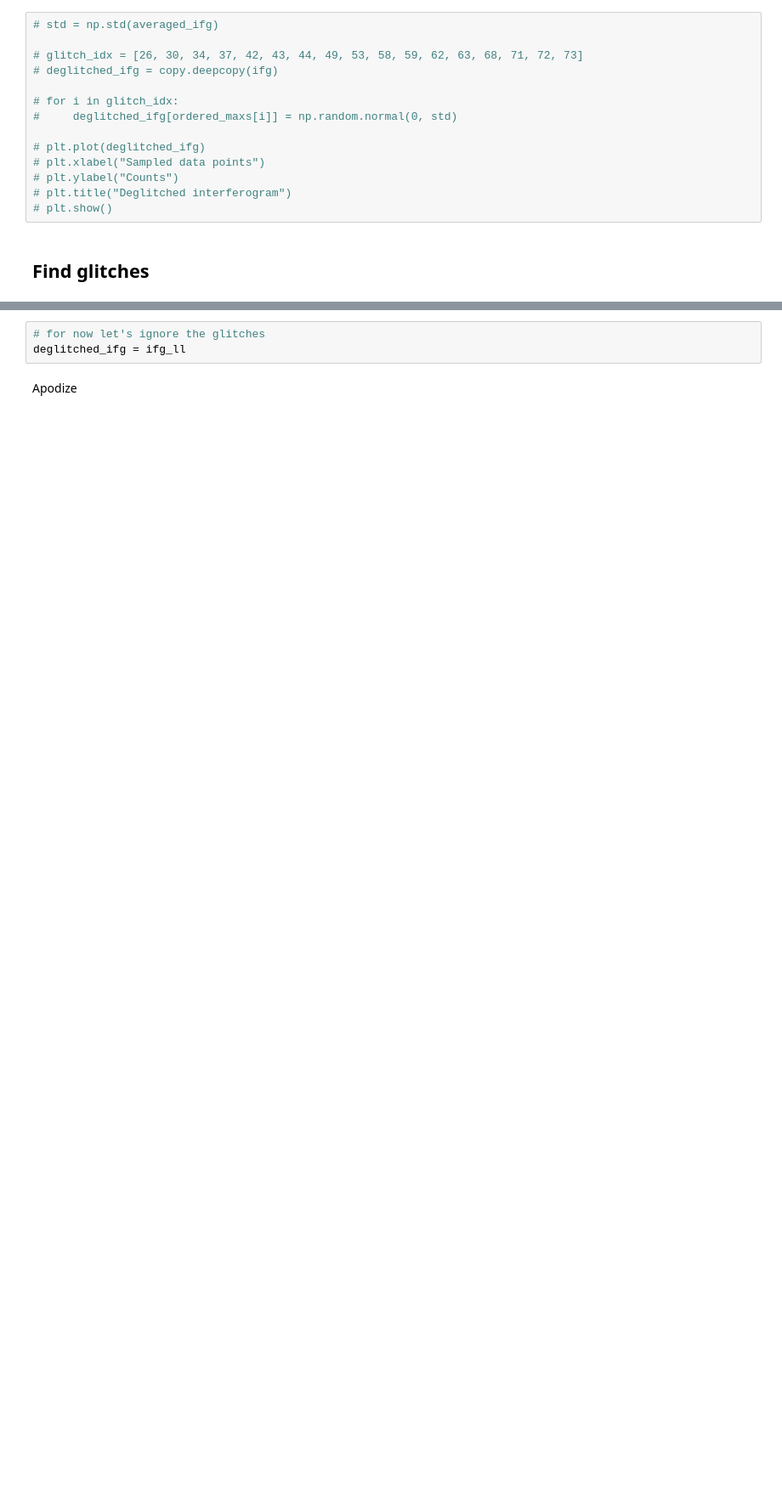
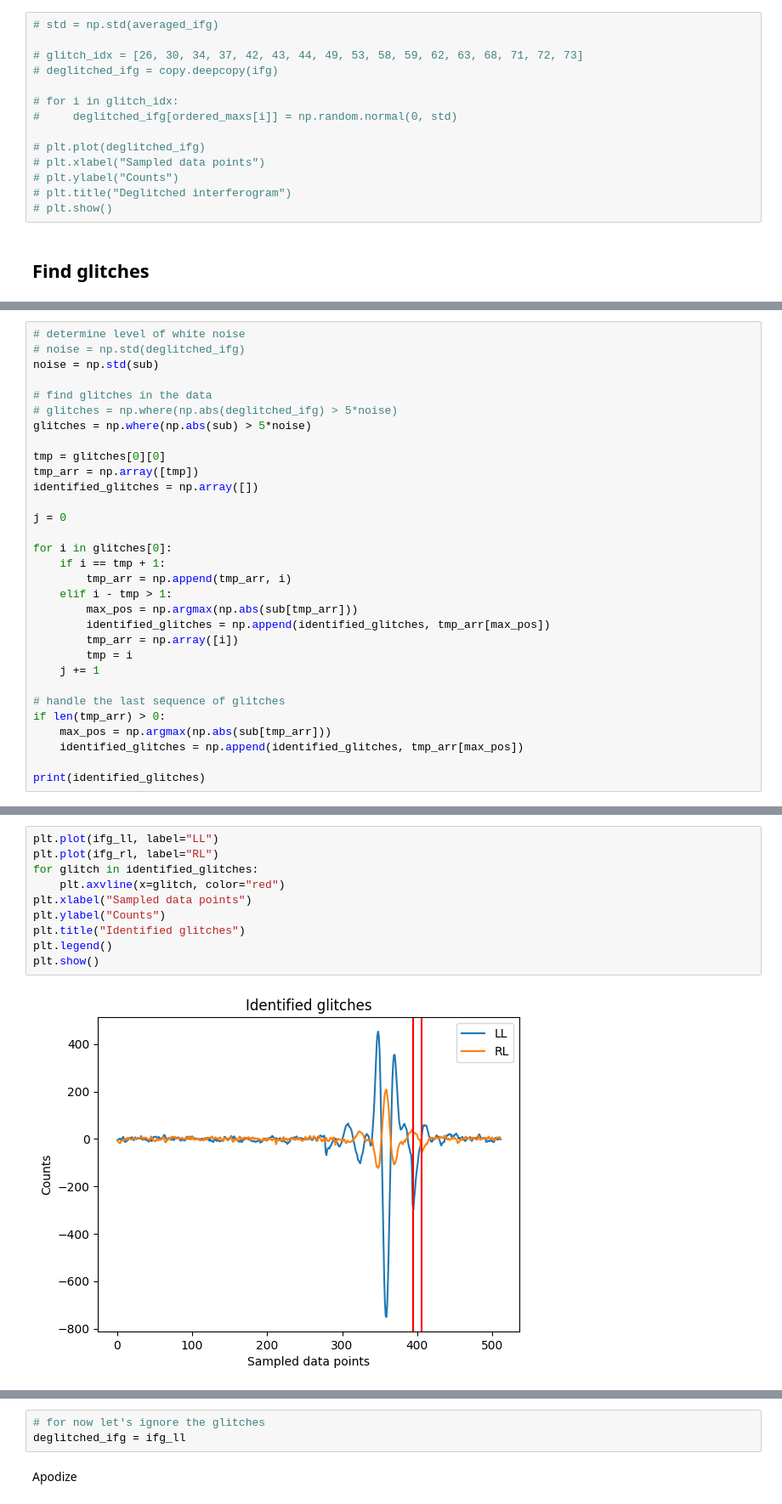
Before and after one commit to Cosmoglobe/FIRAS-Pass5, a Jupyter notebook: commander3/todscripts/firas/src/eda/produce_spectra.ipynb, the cells around one changed output, grey strips where cells are left out. Shown at 85% size. Drawn from its saved outputs; the diff is of its cells as text; blank space fills up the shorter version.

```diff
--- a/commander3/todscripts/firas/src/eda/produce_spectra.ipynb
+++ b/commander3/todscripts/firas/src/eda/produce_spectra.ipynb
@@ -185,0 +194,31 @@ plt.show()
+# %%
+# determine level of white noise
+# noise = np.std(deglitched_ifg)
+noise = np.std(sub)
+
+# find glitches in the data
+# glitches = np.where(np.abs(deglitched_ifg) > 5*noise)
+glitches = np.where(np.abs(sub) > 5*noise)
+
+tmp = glitches[0][0]
+tmp_arr = np.array([tmp])
+identified_glitches = np.array([])
+
+j = 0
+
+for i in glitches[0]:
+    if i == tmp + 1:
+        tmp_arr = np.append(tmp_arr, i)
+    elif i - tmp > 1:
+        max_pos = np.argmax(np.abs(sub[tmp_arr]))
+        identified_glitches = np.append(identified_glitches, tmp_arr[max_pos])
+        tmp_arr = np.array([i])
+        tmp = i
+    j += 1
+
+# handle the last sequence of glitches
+if len(tmp_arr) > 0:
+    max_pos = np.argmax(np.abs(sub[tmp_arr]))
+    identified_glitches = np.append(identified_glitches, tmp_arr[max_pos])
+
+print(identified_glitches)
@@ -185,0 +227,12 @@ plt.show()
+# %%
+plt.plot(ifg_ll, label="LL")
+plt.plot(ifg_rl, label="RL")
+for glitch in identified_glitches:
+    plt.axvline(x=glitch, color="red")
+plt.xlabel("Sampled data points")
+plt.ylabel("Counts")
+plt.title("Identified glitches")
+plt.legend()
+plt.show()
+# %% [output]
+[figure, added]
```
Also changed, not shown: parts of 31 cells of this notebook, 3 other files.
